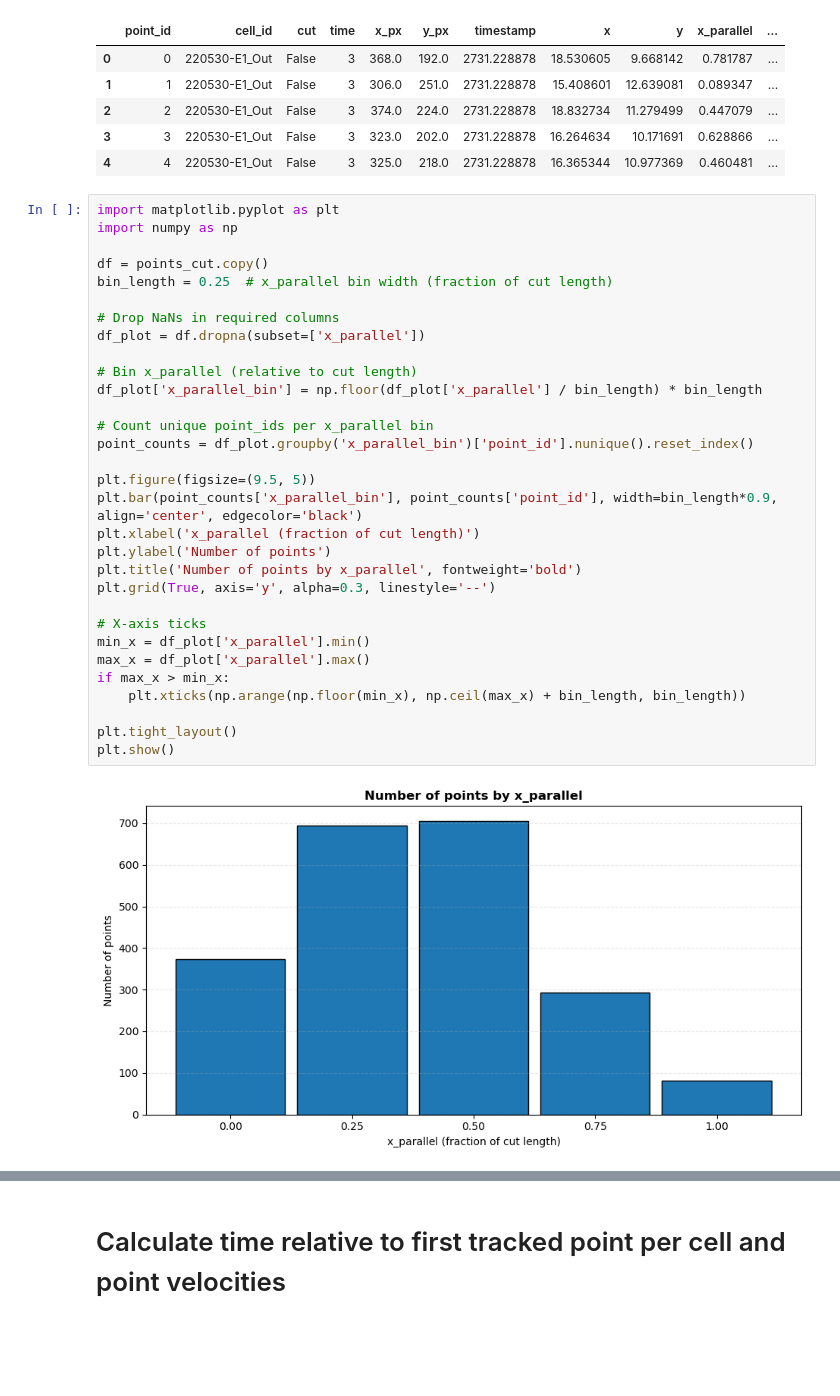
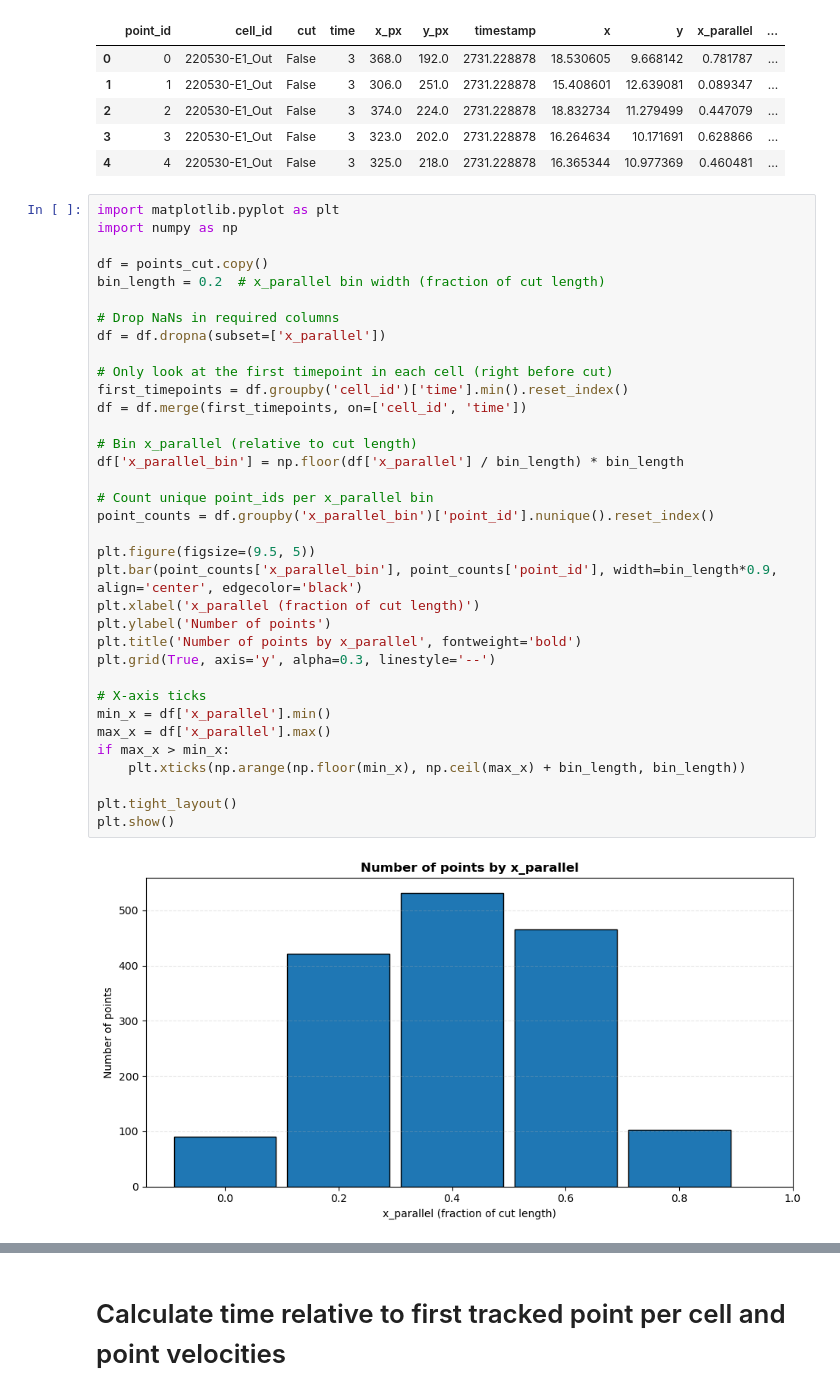
Before and after one commit to signynas/diet4CoLA, a Jupyter notebook: annotated_data.ipynb, the cells around one changed output, grey strips where cells are left out. Cells and saved outputs as stored; diff of their text form; blank space fills up the shorter version.

```diff
--- a/annotated_data.ipynb
+++ b/annotated_data.ipynb
@@ -229,36 +229,40 @@ points_cut.head()
 # %%
 import matplotlib.pyplot as plt
 import numpy as np
 
 df = points_cut.copy()
-bin_length = 0.25  # x_parallel bin width (fraction of cut length)
+bin_length = 0.2  # x_parallel bin width (fraction of cut length)
 
 # Drop NaNs in required columns
-df_plot = df.dropna(subset=['x_parallel'])
+df = df.dropna(subset=['x_parallel'])
+
+# Only look at the first timepoint in each cell (right before cut)
+first_timepoints = df.groupby('cell_id')['time'].min().reset_index()
+df = df.merge(first_timepoints, on=['cell_id', 'time'])
 
 # Bin x_parallel (relative to cut length)
-df_plot['x_parallel_bin'] = np.floor(df_plot['x_parallel'] / bin_length) * bin_length
+df['x_parallel_bin'] = np.floor(df['x_parallel'] / bin_length) * bin_length
 
 # Count unique point_ids per x_parallel bin
-point_counts = df_plot.groupby('x_parallel_bin')['point_id'].nunique().reset_index()
+point_counts = df.groupby('x_parallel_bin')['point_id'].nunique().reset_index()
 
 plt.figure(figsize=(9.5, 5))
 plt.bar(point_counts['x_parallel_bin'], point_counts['point_id'], width=bin_length*0.9, align='center', edgecolor='black')
 plt.xlabel('x_parallel (fraction of cut length)')
 plt.ylabel('Number of points')
 plt.title('Number of points by x_parallel', fontweight='bold')
 plt.grid(True, axis='y', alpha=0.3, linestyle='--')
 
 # X-axis ticks
-min_x = df_plot['x_parallel'].min()
-max_x = df_plot['x_parallel'].max()
+min_x = df['x_parallel'].min()
+max_x = df['x_parallel'].max()
 if max_x > min_x:
     plt.xticks(np.arange(np.floor(min_x), np.ceil(max_x) + bin_length, bin_length))
 
 plt.tight_layout()
 plt.show()
 # %% [output]
-[figure, old version]
+[figure, new version]
 # %%
 import matplotlib.pyplot as plt
 import numpy as np
```
Also changed, not shown: parts of 10 cells of this notebook.
